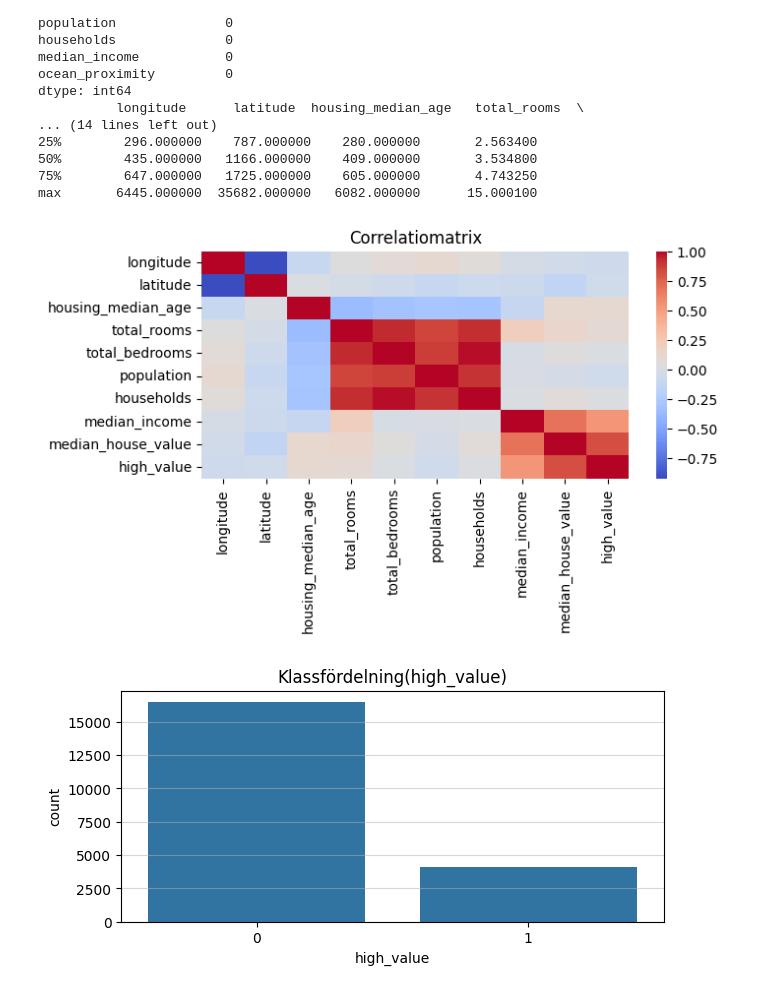
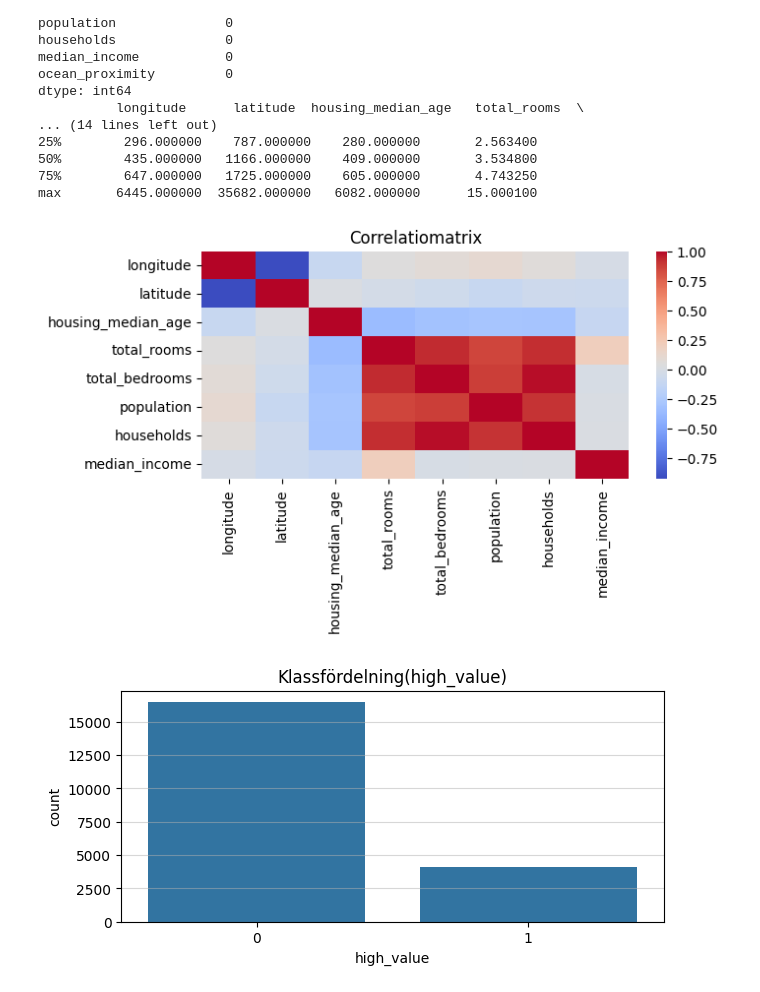
Before and after one commit to janekrajt-tech/ML_Uppgift_Jan_Rajt, a Jupyter notebook: ML_Uppgift1_Jan_Rajt.ipynb, the cells around one changed output. Saved outputs shown, nothing was run; the diff lists cells and outputs as text; code cells hidden in the pictures.

```diff
--- a/ML_Uppgift1_Jan_Rajt.ipynb
+++ b/ML_Uppgift1_Jan_Rajt.ipynb
@@ -111,11 +112,12 @@ dtype: int64
 max       6445.000000  35682.000000   6082.000000      15.000100
 # %%
 plt.figure(figsize=(7,3))
-sns.heatmap(df.corr(numeric_only=True),cmap='coolwarm')
+corr = df.drop(columns=["median_house_value","high_value"]).corr(numeric_only=True)
+sns.heatmap(corr,cmap='coolwarm')
 plt.title('Correlatiomatrix')
 plt.show()
 # %% [output]
-[figure, old version]
+[figure, new version]
 # %%
 plt.figure(figsize=(7,3))
 plt.title("Klassfördelning(high_value)")
```
Also changed, not shown: parts of 20 cells of this notebook.
